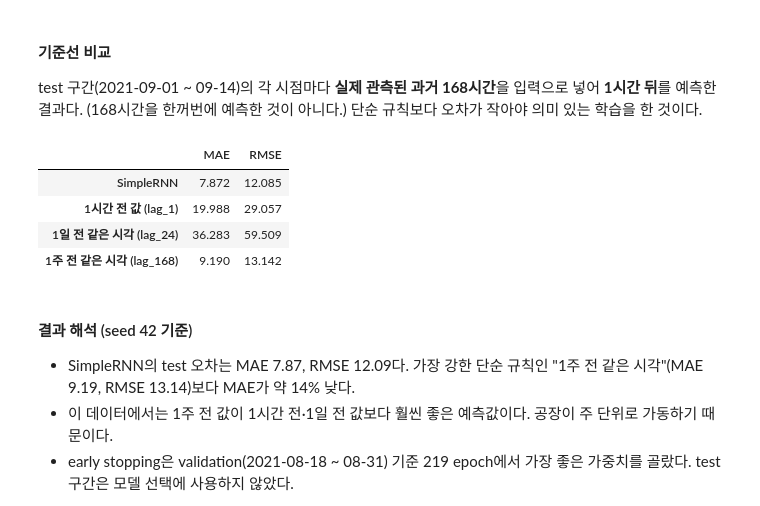
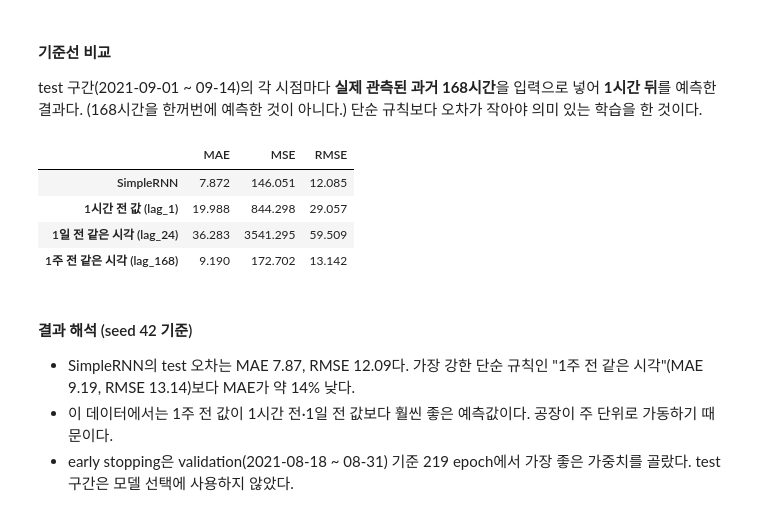
Before and after one commit to SeoHyun1024/kamp-resource-optimization-benchmark, a Jupyter notebook: notebooks/01_preprocessing.ipynb, the cells around one changed output. Drawn from its saved outputs; the diff is of its cells as text; code cells hidden in the pictures.

```diff
--- a/notebooks/01_preprocessing.ipynb
+++ b/notebooks/01_preprocessing.ipynb
@@ -642,28 +683,29 @@ test 구간(2021-09-01 ~ 09-14)의 각 시점마다 **실제 관측된 과거 16
 (168시간을 한꺼번에 예측한 것이 아니다.)
 단순 규칙보다 오차가 작아야 의미 있는 학습을 한 것이다.
 # %%
-from sklearn.metrics import mean_absolute_error, root_mean_squared_error
+from sklearn.metrics import mean_absolute_error, mean_squared_error, root_mean_squared_error
 
 actual = compare_result["Original 15 minute"]
 candidates = {
     "SimpleRNN": compare_result["forecasting"],
     "1시간 전 값 (lag_1)": daily_data.loc[compare_result.index, f"{target_col}_t-1"],
     "1일 전 같은 시각 (lag_24)": daily_data.loc[compare_result.index, f"{target_col}_t-24"],
     "1주 전 같은 시각 (lag_168)": daily_data.loc[compare_result.index, f"{target_col}_t-168"],
 }
 
 pd.DataFrame(
     {
         "MAE": {name: mean_absolute_error(actual, pred) for name, pred in candidates.items()},
+        "MSE": {name: mean_squared_error(actual, pred) for name, pred in candidates.items()},
         "RMSE": {name: root_mean_squared_error(actual, pred) for name, pred in candidates.items()},
     }
 ).round(3)
 # %% [output]
-|  | MAE | RMSE |
-| SimpleRNN | 7.872 | 12.085 |
-| 1시간 전 값 (lag_1) | 19.988 | 29.057 |
-| 1일 전 같은 시각 (lag_24) | 36.283 | 59.509 |
-| 1주 전 같은 시각 (lag_168) | 9.190 | 13.142 |
+|  | MAE | MSE | RMSE |
+| SimpleRNN | 7.872 | 146.051 | 12.085 |
+| 1시간 전 값 (lag_1) | 19.988 | 844.298 | 29.057 |
+| 1일 전 같은 시각 (lag_24) | 36.283 | 3541.295 | 59.509 |
+| 1주 전 같은 시각 (lag_168) | 9.190 | 172.702 | 13.142 |
 # %% [markdown]
 #### 결과 해석 (seed 42 기준)
 - SimpleRNN의 test 오차는 MAE 7.87, RMSE 12.09다. 가장 강한 단순 규칙인 "1주 전 같은 시각"(MAE 9.19, RMSE 13.14)보다 MAE가 약 14% 낮다.
```
Also changed, not shown: parts of 4 cells of this notebook, 6 other files.
